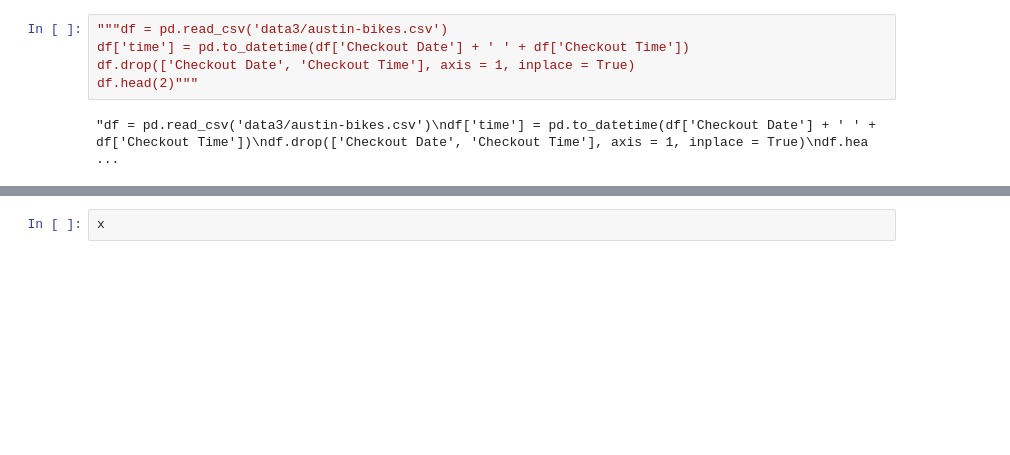
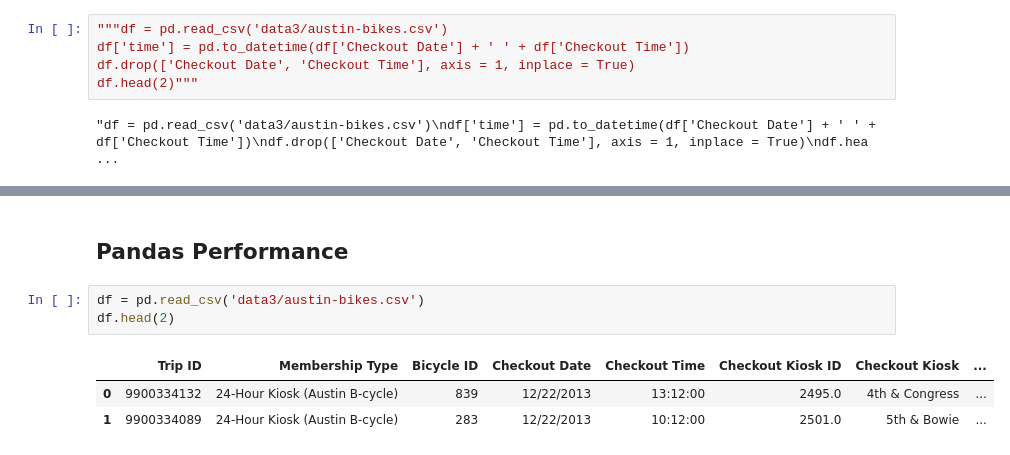
Before and after one commit to Sagar-modelling/Faster_pandas, a Jupyter notebook: vectorization.ipynb, the cells around one changed output, grey strips where cells are left out. Cells and saved outputs as stored; diff of their text form; blank space fills up the shorter version.

```diff
--- a/vectorization.ipynb
+++ b/vectorization.ipynb
@@ -270,2 +267,9 @@ TypeError: 'Series' object is not callable
-# %%
-x
+# %% [markdown]
+## Pandas Performance
+# %%
+df = pd.read_csv('data3/austin-bikes.csv')
+df.head(2)
+# %% [output]
+|  | Trip ID | Membership Type | Bicycle ID | Checkout Date | Checkout Time | Checkout Kiosk ID | Checkout Kiosk | ... |
+| 0 | 9900334132 | 24-Hour Kiosk (Austin B-cycle) | 839 | 12/22/2013 | 13:12:00 | 2495.0 | 4th & Congress | ... |
+| 1 | 9900334089 | 24-Hour Kiosk (Austin B-cycle) | 283 | 12/22/2013 | 10:12:00 | 2501.0 | 5th & Bowie | ... |
```
Also changed, not shown: parts of 3 cells of this notebook.
